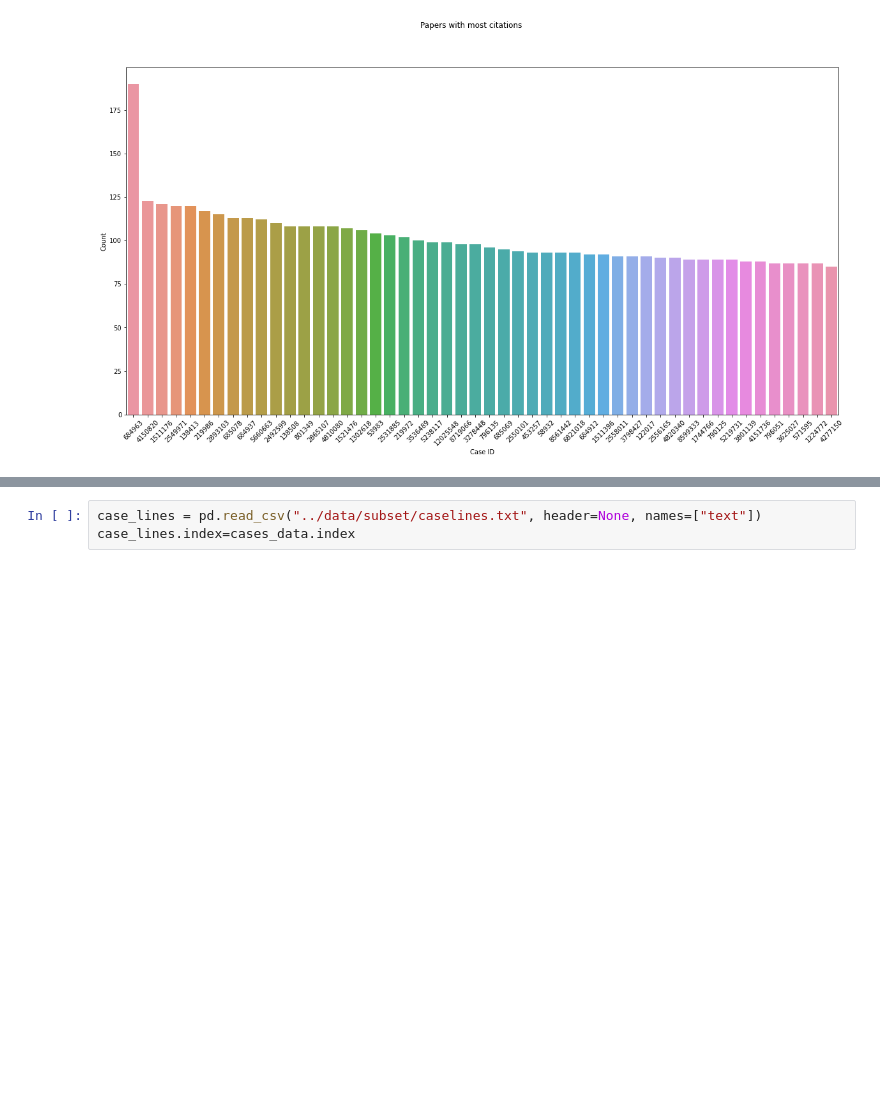
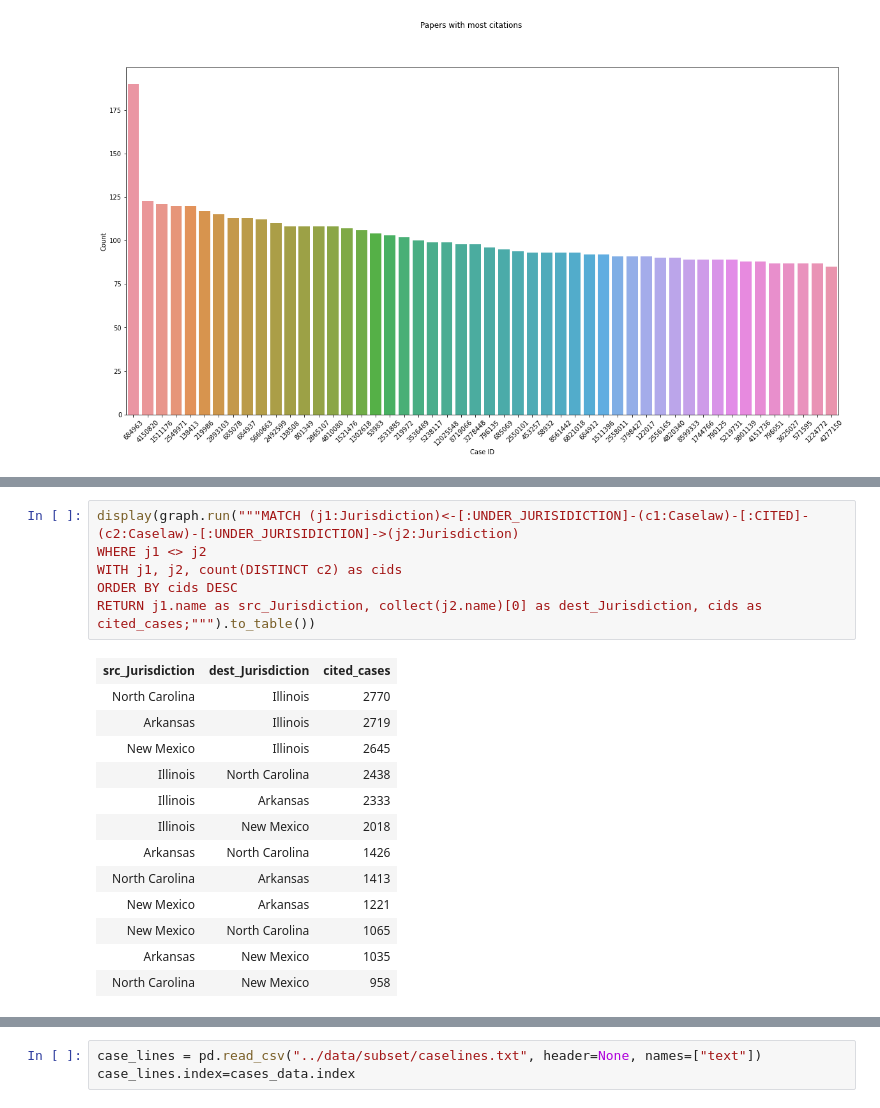
Before and after one commit to parambharat/cs109b-grp9-final-project, a Jupyter notebook: notebooks/data_wrangling.ipynb, the cells around one changed output, grey strips where cells are left out. Saved outputs shown, nothing was run; the diff lists cells and outputs as text; blank space fills up the shorter version.

```diff
--- a/notebooks/data_wrangling.ipynb
+++ b/notebooks/data_wrangling.ipynb
@@ -583,0 +514,20 @@ with open("../data/subset/caselines.txt", "w+") as outfile:
+# %%
+display(graph.run("""MATCH (j1:Jurisdiction)<-[:UNDER_JURISIDICTION]-(c1:Caselaw)-[:CITED]-(c2:Caselaw)-[:UNDER_JURISIDICTION]->(j2:Jurisdiction)
+WHERE j1 <> j2
+WITH j1, j2, count(DISTINCT c2) as cids
+ORDER BY cids DESC
+RETURN j1.name as src_Jurisdiction, collect(j2.name)[0] as dest_Jurisdiction, cids as cited_cases;""").to_table())
+# %% [output]
+| src_Jurisdiction | dest_Jurisdiction | cited_cases |
+| North Carolina | Illinois | 2770 |
+| Arkansas | Illinois | 2719 |
+| New Mexico | Illinois | 2645 |
+| Illinois | North Carolina | 2438 |
+| Illinois | Arkansas | 2333 |
+| Illinois | New Mexico | 2018 |
+| Arkansas | North Carolina | 1426 |
+| North Carolina | Arkansas | 1413 |
+| New Mexico | Arkansas | 1221 |
+| New Mexico | North Carolina | 1065 |
+| Arkansas | New Mexico | 1035 |
+| North Carolina | New Mexico | 958 |
```
Also changed, not shown: parts of 63 cells of this notebook.
